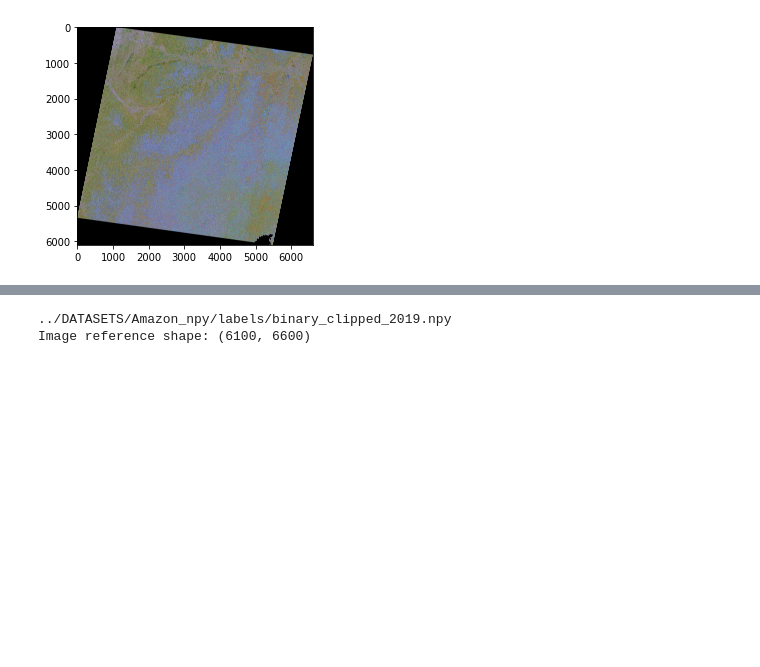
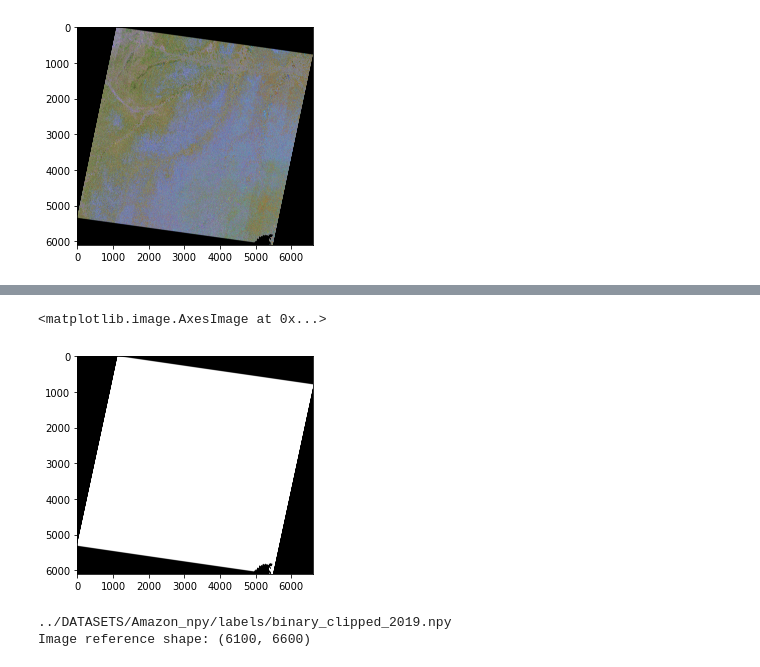
Before and after one commit to thimabru1010/resuneta, a Jupyter notebook: test_notebooks/visualize_amazon_images.ipynb, the cells around one changed output, grey strips where cells are left out. Cells and saved outputs as stored; diff of their text form; code cells hidden in the pictures; blank space fills up the shorter version.

```diff
--- a/test_notebooks/visualize_amazon_images.ipynb
+++ b/test_notebooks/visualize_amazon_images.ipynb
@@ -55,0 +73,5 @@ plt.imshow(img_t2_rgb)
+# %%
+new_mask = np.zeros((6100, 6600, 3))
+# %%
+new_mask[img_mask_ref==-99] = np.array([0, 0, 0])
+new_mask[img_mask_ref==-1] = np.array([255, 255, 255])
@@ -56,3 +84,8 @@ plt.imshow(img_t2_rgb)
+# %%
+plt.imshow(new_mask.astype(np.uint8))
+# %% [output]
+<matplotlib.image.AxesImage at 0x...>
+[figure, added]
 # %%
 '''
     0 --> No deforastation
```
Also changed, not shown: parts of 7 cells of this notebook, 7 other files.
